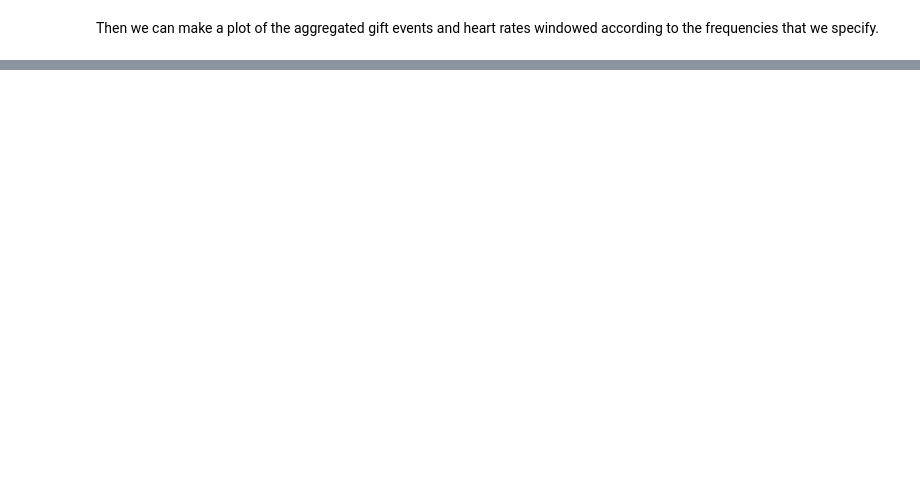
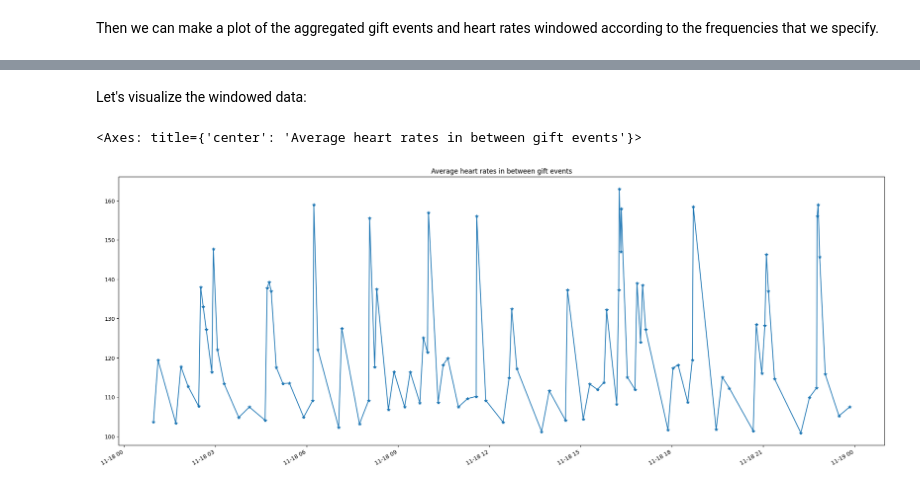
Before and after one commit to SerpRateAI/TigerTail, a Jupyter notebook: examples/birthday-gift-example.ipynb, the cells around one changed output, grey strips where cells are left out. Cells and saved outputs as stored; diff of their text form; code cells hidden in the pictures; blank space fills up the shorter version.

Commit message:
Improved the nonstationary_window function and added example of nonstationary windowing to gift notebook

```diff
--- a/examples/birthday-gift-example.ipynb
+++ b/examples/birthday-gift-example.ipynb
@@ -246,0 +265,3 @@ Index(['Windowed_df cols:heart_rate'], dtype='object')
+# %%
+ns_window_df = hr_ts.nonstationary_window(gift_es)
+ns_window_df
@@ -246,0 +281,10 @@ Index(['Windowed_df cols:heart_rate'], dtype='object')
+# %% [markdown]
+Let's visualize the windowed data:
+# %%
+fig, ax = plt.subplots()
+# gift_es.data.plot(ax=ax, marker='*')
+ns_window_df.plot(figsize=(25,10), ax=ax, title='Average heart rates in between gift events', marker='*')
+# ax.legend(['gift rating', 'avg heart rate'])
+# %% [output]
+<Axes: title={'center': 'Average heart rates in between gift events'}>
+[figure, added]
```
Also changed, not shown: parts of 19 cells of this notebook, 1 other file.
